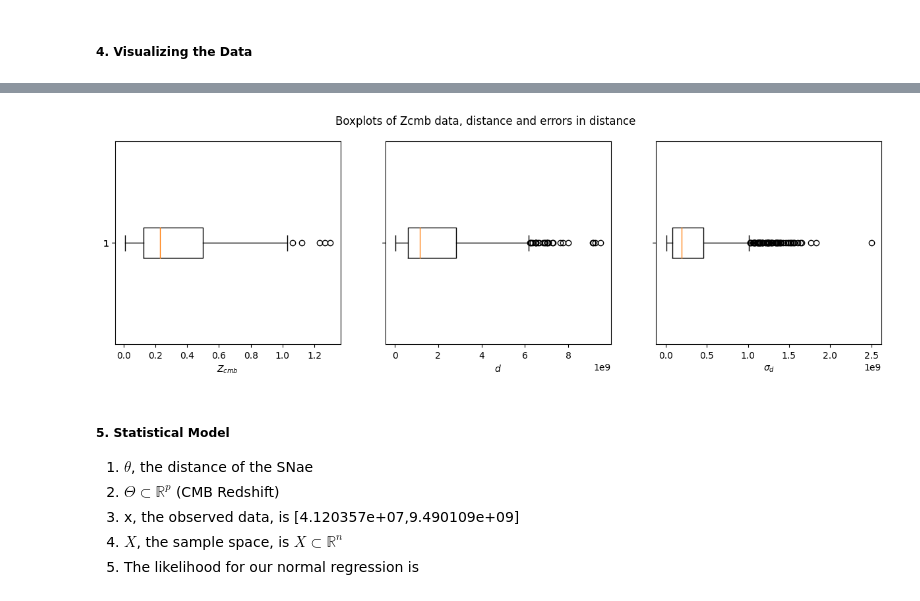
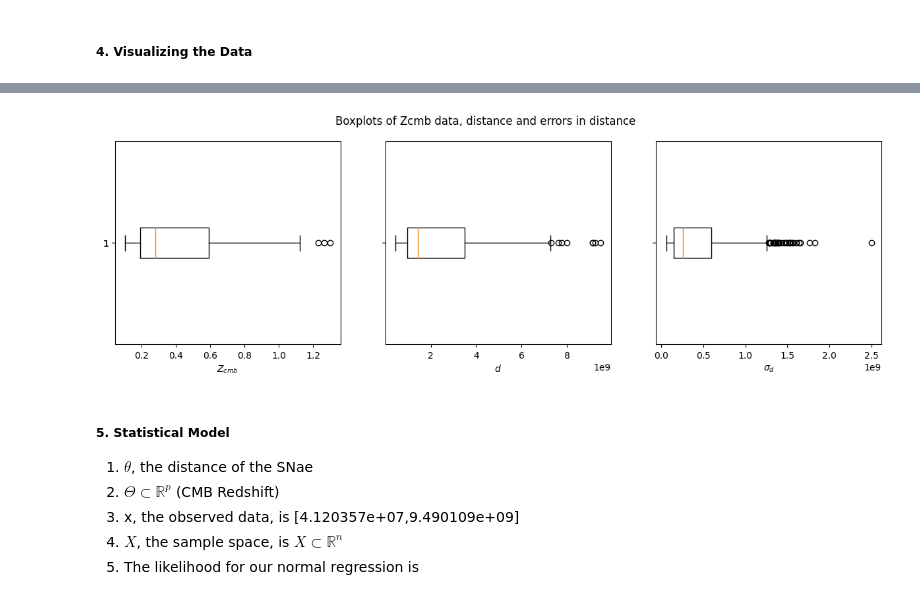
Before and after one commit to Raghuram-Veeramallu/Astro_Stat_Project2, a Jupyter notebook: Group3_Project2_DataSummary.ipynb, the cells around one changed output, grey strips where cells are left out. Saved outputs shown, nothing was run; the diff lists cells and outputs as text; code cells hidden in the pictures.

```diff
--- a/Group3_Project2_DataSummary.ipynb
+++ b/Group3_Project2_DataSummary.ipynb
@@ -163,3 +179,5 @@ df.describe()
+# %%
+corr_df = df[df['zcmb'] > 0.1]
 # %% [markdown]
 ##### 4. Visualizing the Data
 # %%
@@ -186,15 +204,15 @@ fig.show()
 # %%
 fig, ax = plt.subplots(1, 3, sharey=True, figsize=(15, 4))
-ax[0].boxplot(df['zcmb'], vert=False)
+ax[0].boxplot(corr_df['zcmb'], vert=False)
 ax[0].set_xlabel(r'$Z_{cmb}$')
-ax[1].boxplot(df['d'], vert=False)
+ax[1].boxplot(corr_df['d'], vert=False)
 ax[1].set_xlabel(r'$d$')
-ax[2].boxplot(df['e_d'], vert=False)
+ax[2].boxplot(corr_df['e_d'], vert=False)
 ax[2].set_xlabel(r'$\sigma_{d}$')
 fig.suptitle('Boxplots of Zcmb data, distance and errors in distance')
 fig.show()
 # %% [output]
-[figure, old version]
+[figure, new version]
 # %% [markdown]
 ##### 5. **Statistical Model**
 
```
Also changed, not shown: parts of 7 cells of this notebook.
